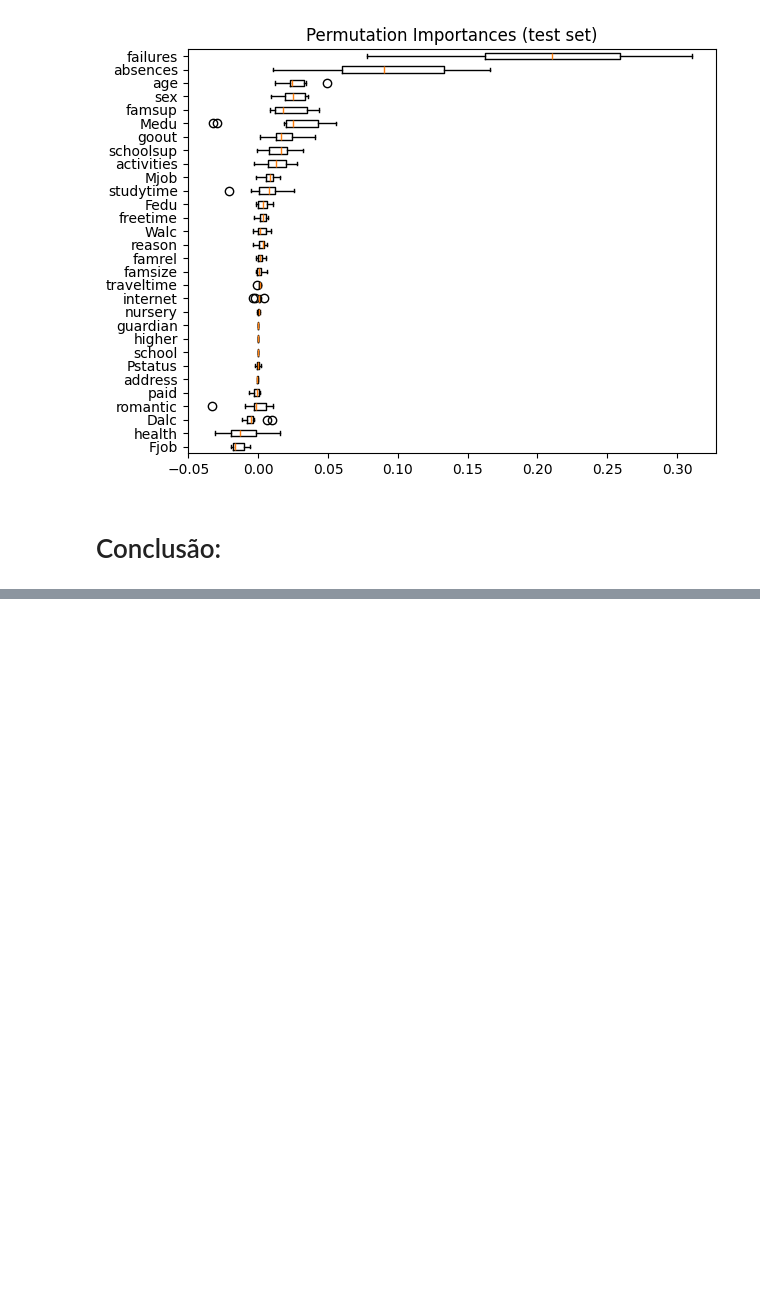
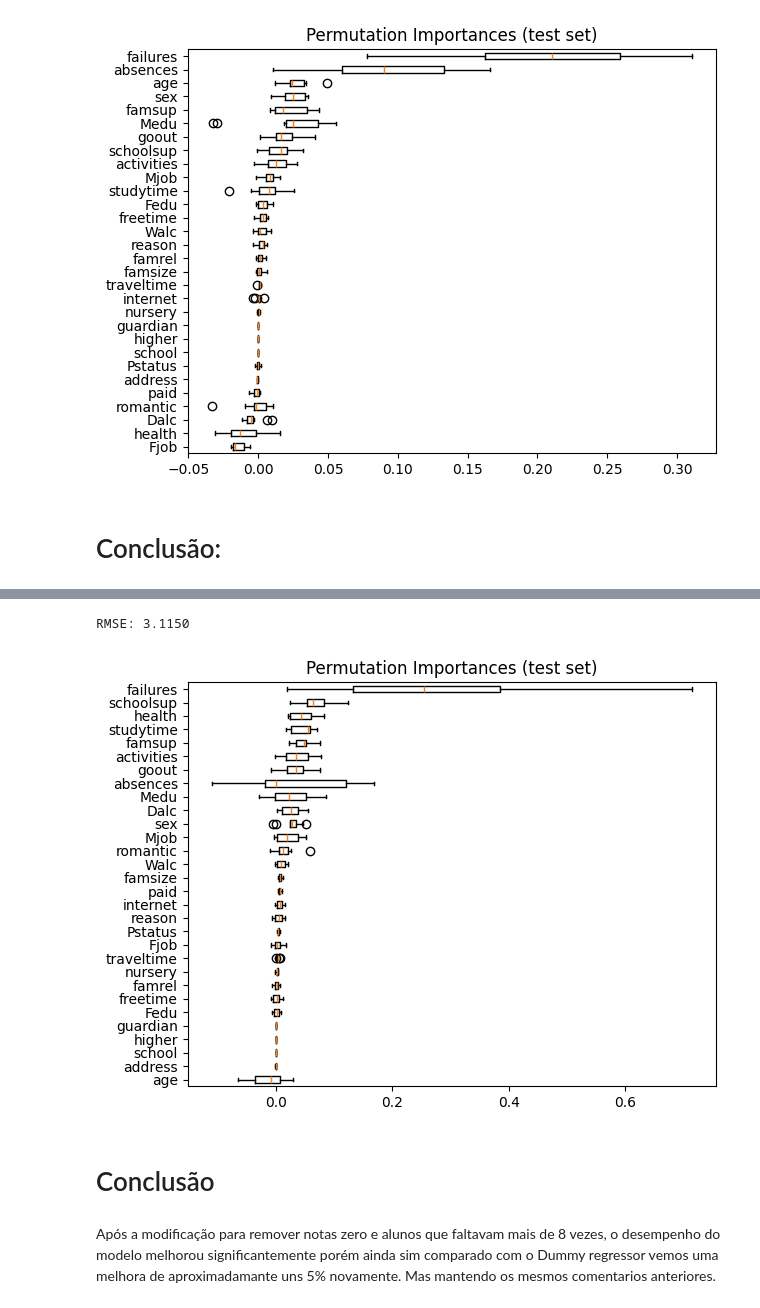
Before and after one commit to nicolasyassuda/machine-learning-project, a Jupyter notebook: projeto.ipynb, the cells around one changed output, grey strips where cells are left out. Cells and saved outputs as stored; diff of their text form; code cells hidden in the pictures; blank space fills up the shorter version.

```diff
--- a/projeto.ipynb
+++ b/projeto.ipynb
@@ -590,0 +661,3 @@ Com base nos resultados apr
+# %%
+X,y = load_data()
+X.describe()
@@ -590,0 +674,7 @@ Com base nos resultados apr
+# %%
+X_train, X_test, y_train, y_test = train_test_split(
+    X,
+    y,
+    test_size=0.2,
+    random_state=42,
+)
@@ -590,0 +911,24 @@ Com base nos resultados apr
+# %%
+y_pred = best_model2.predict(X_test)
+
+rmse = np.sqrt(mean_squared_error(y_test, y_pred))
+print(f'RMSE: {rmse:.4f}')
+# %% [output]
+RMSE: 3.1150
+# %%
+result = permutation_importance(best_model, X_test, y_test, n_repeats=10, random_state=42, n_jobs=-1)
+
+sorted_idx = result.importances_mean.argsort()
+
+fig, ax = plt.subplots()
+ax.boxplot(result.importances[sorted_idx].T,
+           vert=False, labels=X_test.columns[sorted_idx])
+ax.set_title("Permutation Importances (test set)")
+fig.tight_layout()
+plt.show()
+# %% [output]
+[figure, added]
+# %% [markdown]
+# Conclusão
+# %% [markdown]
+Após a modificação para remover notas zero e alunos que faltavam mais de 8 vezes, o desempenho do modelo melhorou significantemente porém ainda sim comparado com o Dummy regressor vemos uma melhora de aproximadamante uns 5% novamente. Mas mantendo os mesmos comentarios anteriores.
```
Also changed, not shown: parts of 15 cells of this notebook.
